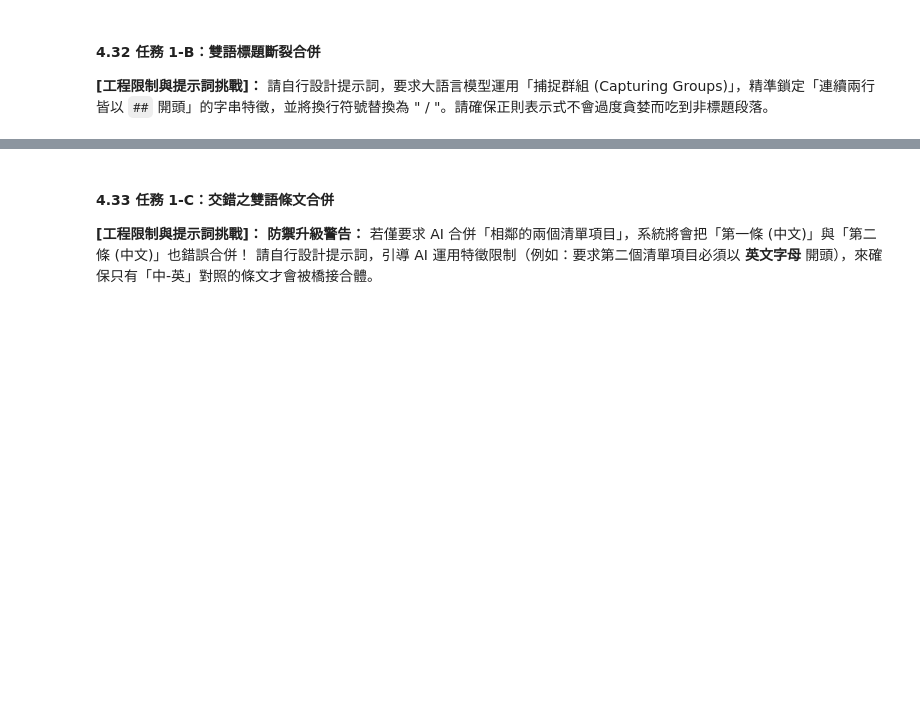
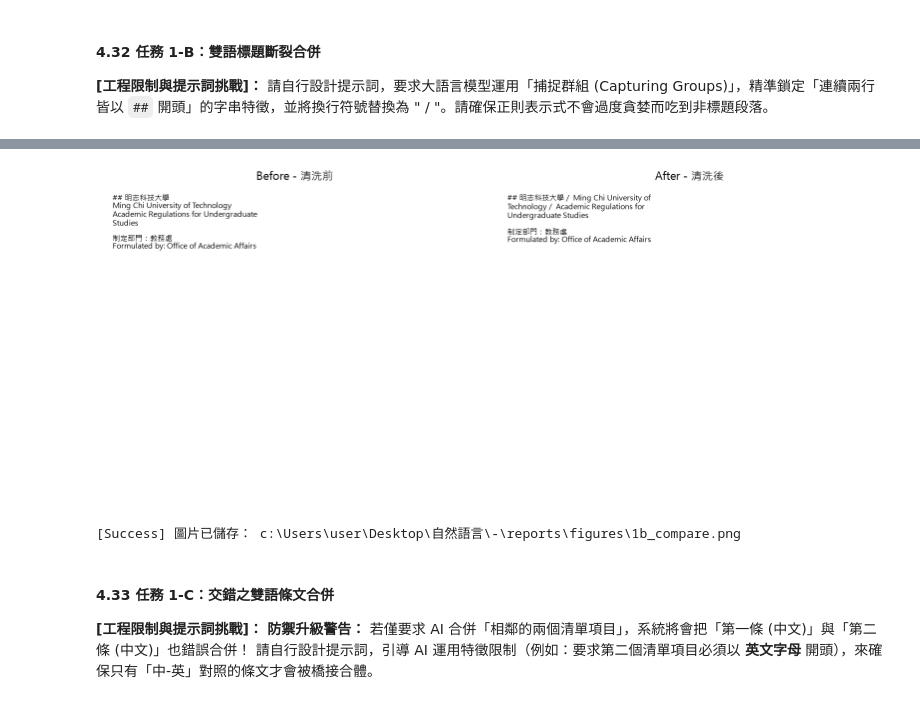
Before and after one commit to willwang2808/-, a Jupyter notebook: notebooks/01_Data_Injestion.ipynb, the cells around one changed output, grey strips where cells are left out. Drawn from its saved outputs; the diff is of its cells as text; code cells hidden in the pictures; blank space fills up the shorter version.

```diff
--- a/notebooks/01_Data_Injestion.ipynb
+++ b/notebooks/01_Data_Injestion.ipynb
@@ -493,3 +569,66 @@ The Guidelines shall be passed by the Executive Council and will be enacted and
+# %%
+
+from pathlib import Path
+import matplotlib.pyplot as plt
+from matplotlib import font_manager
+import textwrap
+
+# 設定中文字型
+fonts = {f.name for f in font_manager.fontManager.ttflist}
+for name in ["Microsoft JhengHei", "Microsoft YaHei", "SimHei"]:
+    if name in fonts:
+        plt.rcParams["font.family"] = name
+        break
+
+plt.rcParams["axes.unicode_minus"] = False
+
+# 找到專案根目錄
+root = Path.cwd()
+if root.name.lower() == "notebooks":
+    root = root.parent
+
+output = root / "reports" / "figures" / "1b_compare.png"
+output.parent.mkdir(parents=True, exist_ok=True)
+
+# 使用老師的第一組測試資料
+before = raw_topology_1bs[0].strip()
+after = merge_bilingual_headings(raw_topology_1bs[0]).strip()
+
+# 換行顯示，避免文字超出圖片
+def wrap_text(text, width=45):
+    return "\n".join(
+        textwrap.fill(line, width=width,
+                      break_long_words=False,
+                      break_on_hyphens=False)
+        for line in text.splitlines()
+    )
+
+fig, axes = plt.subplots(1, 2, figsize=(16, 7))
+
+for ax, title, content in zip(
+    axes,
+    ["Before - 清洗前", "After - 清洗後"],
+    [before, after]
+):
+    ax.set_title(title, fontsize=16)
+    ax.text(
+        0.03, 0.97,
+        wrap_text(content),
+        va="top",
+        ha="left",
+        fontsize=11,
+        transform=ax.transAxes
+    )
+    ax.axis("off")
+
+plt.tight_layout()
+plt.savefig(output, dpi=160, bbox_inches="tight")
+plt.show()
+
+print("[Success] 圖片已儲存：", output)
+# %% [output]
+[figure, added]
+[Success] 圖片已儲存： c:\Users\user\Desktop\自然語言\-\reports\figures\1b_compare.png
 # %% [markdown]
 #### 4.33 任務 1-C：交錯之雙語條文合併
 
```
Also changed, not shown: parts of 16 cells of this notebook, 9 other files.
